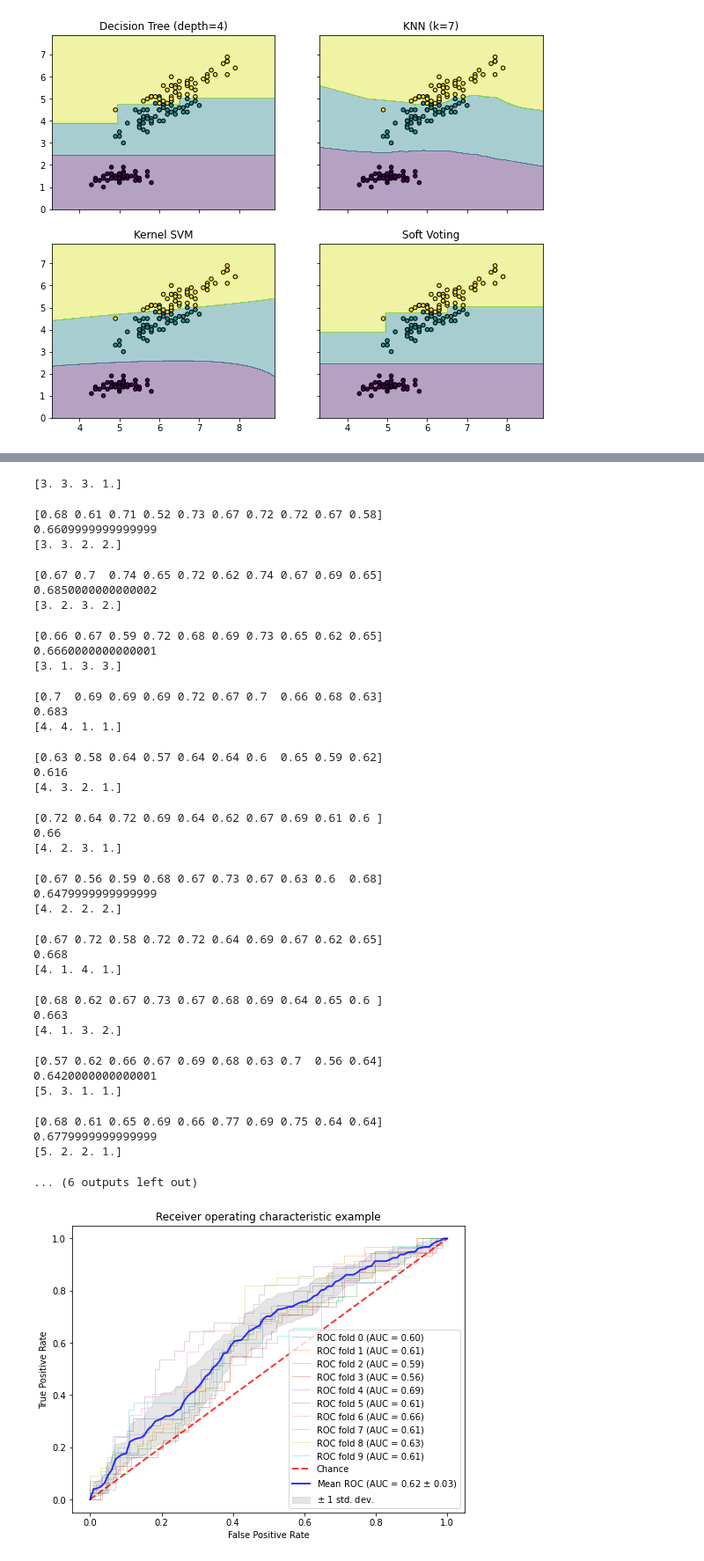
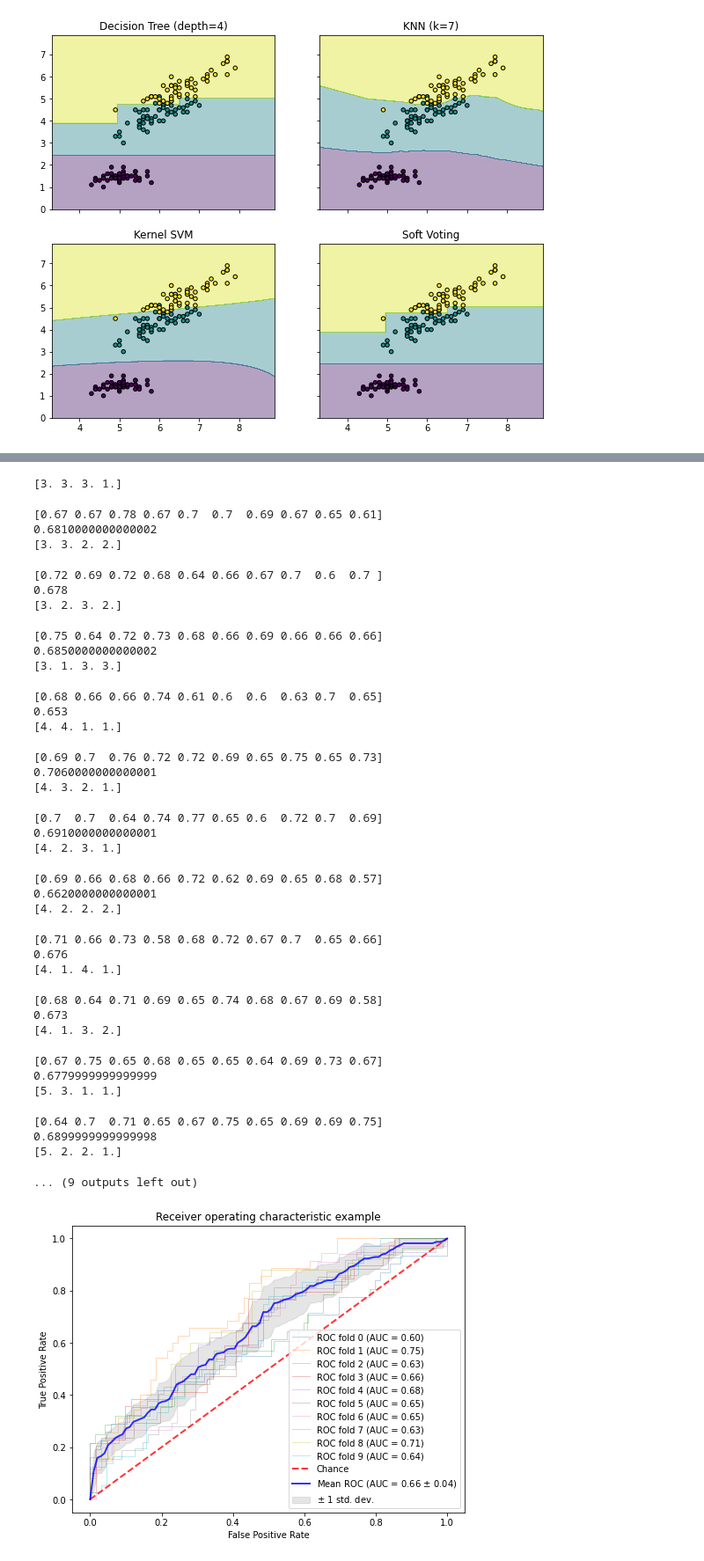
Before and after one commit to zenoWZH/sherry, a Jupyter notebook: voting_synthesis.ipynb, the cells around one changed output, grey strips where cells are left out. Shown: that part at 88% size. Cells and saved outputs as stored; diff of their text form; code cells hidden in the pictures.

```diff
--- a/voting_synthesis.ipynb
+++ b/voting_synthesis.ipynb
@@ -91,9 +91,21 @@ from sklearn.svm import SVC
 from xgboost import XGBClassifier
 from sklearn.ensemble import VotingClassifier
 
-clfrf = RandomForestClassifier(n_estimators=35, max_depth= 5, max_features= 4)
-clfSVC =  SVC(C= 20, kernel = 'linear', probability= True)
-clfGBDT = GradientBoostingClassifier(n_estimators=45, max_depth= 4, max_features= 3)
+clfrf = RandomForestClassifier(n_estimators=20,
+                            max_depth= 19,
+                            max_features= 6,
+                            min_samples_leaf=1,
+                            min_samples_split=5,
+                            bootstrap=False)
+
+clfSVC =  SVC(C= 10, kernel = 'rbf', gamma=0.01, probability=True)
+
+clfGBDT = GradientBoostingClassifier(n_estimators=25,
+                                max_depth= 19,
+                                 max_features= 9,
+                                 min_samples_leaf=1,
+                                 min_samples_split=5)
+
 clfXGBT = XGBClassifier(n_estimators=60, max_depth= 8, learning_rate= 0.1)
 
 df_weights = pd.read_csv("Weight.csv")
@@ -137,40 +142,40 @@ for index, col in tqdm(df_weights.iteritems()):
 print(max_score, max_weights)
 # %% [output]
 [3. 3. 3. 1.]
-[0.68 0.61 0.71 0.52 0.73 0.67 0.72 0.72 0.67 0.58]
-0.6609999999999999
+[0.67 0.67 0.78 0.67 0.7  0.7  0.69 0.67 0.65 0.61]
+0.6810000000000002
 [3. 3. 2. 2.]
-[0.67 0.7  0.74 0.65 0.72 0.62 0.74 0.67 0.69 0.65]
-0.6850000000000002
+[0.72 0.69 0.72 0.68 0.64 0.66 0.67 0.7  0.6  0.7 ]
+0.678
 [3. 2. 3. 2.]
-[0.66 0.67 0.59 0.72 0.68 0.69 0.73 0.65 0.62 0.65]
-0.6660000000000001
+[0.75 0.64 0.72 0.73 0.68 0.66 0.69 0.66 0.66 0.66]
+0.6850000000000002
 [3. 1. 3. 3.]
-[0.7  0.69 0.69 0.69 0.72 0.67 0.7  0.66 0.68 0.63]
-0.683
+[0.68 0.66 0.66 0.74 0.61 0.6  0.6  0.63 0.7  0.65]
+0.653
 [4. 4. 1. 1.]
-[0.63 0.58 0.64 0.57 0.64 0.64 0.6  0.65 0.59 0.62]
-0.616
+[0.69 0.7  0.76 0.72 0.72 0.69 0.65 0.75 0.65 0.73]
+0.7060000000000001
 [4. 3. 2. 1.]
-[0.72 0.64 0.72 0.69 0.64 0.62 0.67 0.69 0.61 0.6 ]
-0.66
+[0.7  0.7  0.64 0.74 0.77 0.65 0.6  0.72 0.7  0.69]
+0.6910000000000001
 [4. 2. 3. 1.]
-[0.67 0.56 0.59 0.68 0.67 0.73 0.67 0.63 0.6  0.68]
-0.6479999999999999
+[0.69 0.66 0.68 0.66 0.72 0.62 0.69 0.65 0.68 0.57]
+0.6620000000000001
 [4. 2. 2. 2.]
-[0.67 0.72 0.58 0.72 0.72 0.64 0.69 0.67 0.62 0.65]
-0.668
+[0.71 0.66 0.73 0.58 0.68 0.72 0.67 0.7  0.65 0.66]
+0.676
 [4. 1. 4. 1.]
-[0.68 0.62 0.67 0.73 0.67 0.68 0.69 0.64 0.65 0.6 ]
-0.663
+[0.68 0.64 0.71 0.69 0.65 0.74 0.68 0.67 0.69 0.58]
+0.673
 [4. 1. 3. 2.]
-[0.57 0.62 0.66 0.67 0.69 0.68 0.63 0.7  0.56 0.64]
-0.6420000000000001
+[0.67 0.75 0.65 0.68 0.65 0.65 0.64 0.69 0.73 0.67]
+0.6779999999999999
 [5. 3. 1. 1.]
-[0.68 0.61 0.65 0.69 0.66 0.77 0.69 0.75 0.64 0.64]
-0.6779999999999999
+[0.64 0.7  0.71 0.65 0.67 0.75 0.65 0.69 0.69 0.75]
+0.6899999999999998
 [5. 2. 2. 1.]
-... (6 outputs left out)
+... (9 outputs left out)
 # %%
 from numpy import interp
 import matplotlib.pyplot as plt
@@ -182,7 +187,7 @@ from sklearn.model_selection import StratifiedKFold
 #if len(Y)
 n_classes = Y.shape
 cv = ShuffleSplit(10, test_size = .1, train_size = .9)
-classifier = VotingClassifier(estimators=[('rf',clfrf),('svc',clfSVC),('gbdt',clfGBDT),('xgbt',clfXGBT)], voting='soft', weights= [3, 3, 2, 2])
+classifier = VotingClassifier(estimators=[('rf',clfrf),('svc',clfSVC),('gbdt',clfGBDT),('xgbt',clfXGBT)], voting='soft', weights= max_weights)
 tprs = []
 aucs = []
 mean_fpr = np.linspace(0, 1, 100)
@@ -202,34 +207,34 @@ for train, test in cv.split(X, Y):
     aucs.append(roc_auc)
     plt.plot(fpr, tpr, lw=1, alpha=0.3,
              label='ROC fold %d (AUC = %0.2f)' % (i, roc_auc))
 
     i += 1
 plt.plot([0, 1], [0, 1], linestyle='--', lw=2, color='r',
          label='Chance', alpha=.8)
 
 mean_tpr = np.mean(tprs, axis=0)
 mean_tpr[-1] = 1.0
 mean_auc = auc(mean_fpr, mean_tpr)
 std_auc = np.std(aucs)
 plt.plot(mean_fpr, mean_tpr, color='b',
          label=r'Mean ROC (AUC = %0.2f $\pm$ %0.2f)' % (mean_auc, std_auc),
          lw=2, alpha=.8)
 
 std_tpr = np.std(tprs, axis=0)
 tprs_upper = np.minimum(mean_tpr + std_tpr, 1)
 tprs_lower = np.maximum(mean_tpr - std_tpr, 0)
 plt.fill_between(mean_fpr, tprs_lower, tprs_upper, color='grey', alpha=.2,
                  label=r'$\pm$ 1 std. dev.')
 
 plt.xlim([-0.05, 1.05])
 plt.ylim([-0.05, 1.05])
 plt.xlabel('False Positive Rate')
 plt.ylabel('True Positive Rate')
 plt.title('Receiver operating characteristic example')
 plt.legend(loc="lower right")
 plt.show()
 # %% [output]
-[figure, old version]
+[figure, new version]
 # %%
 from tqdm import tqdm
 from sklearn.model_selection import cross_val_score, ShuffleSplit
```
Also changed, not shown: parts of 5 cells of this notebook, 1 other file.
